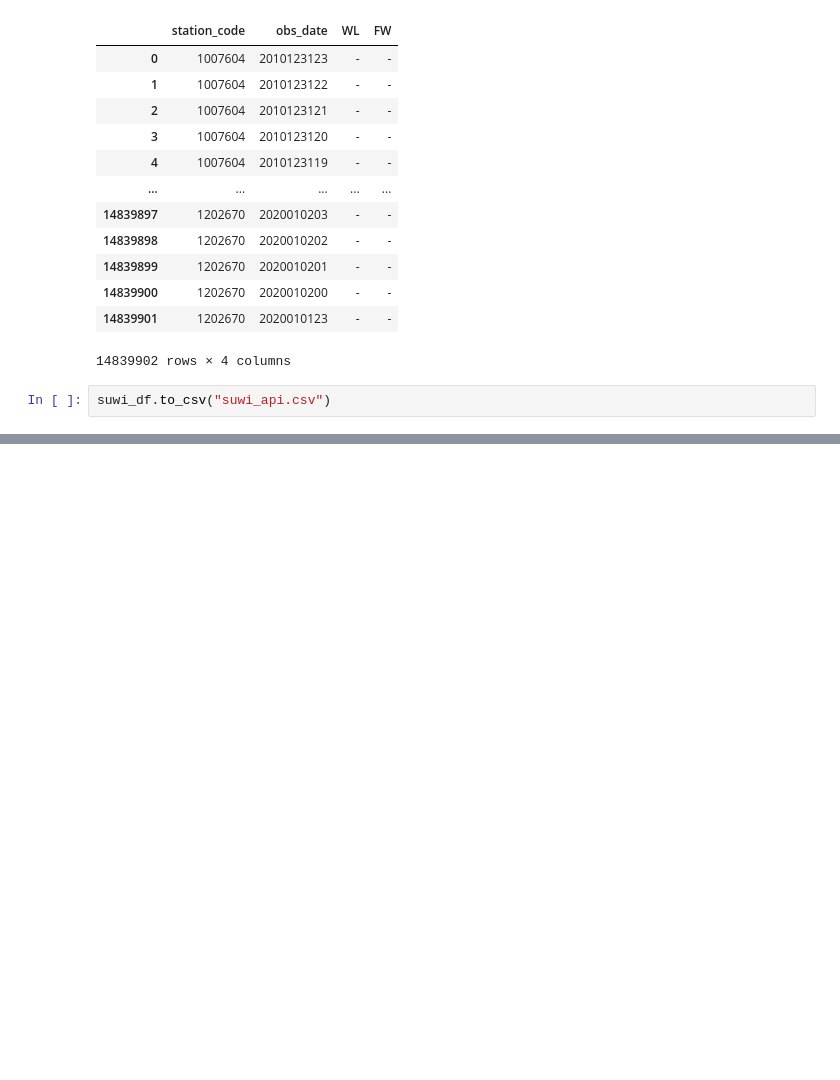
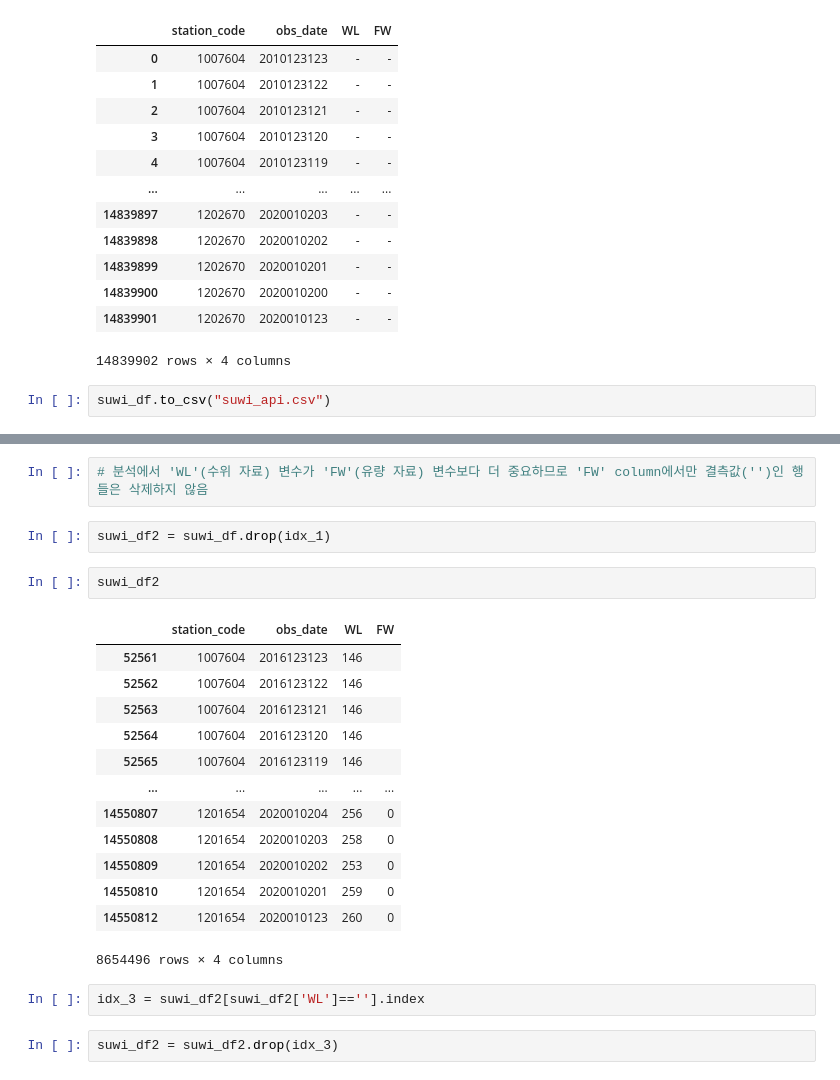
Before and after one commit to bigdata-course-KU-team11/Data_collection, a Jupyter notebook: data/수위_api.ipynb, the cells around one changed output, grey strips where cells are left out. Drawn from its saved outputs; the diff is of its cells as text; blank space fills up the shorter version.

```diff
--- a/data/수위_api.ipynb
+++ b/data/수위_api.ipynb
@@ -165,0 +248,24 @@ suwi_df.to_csv("suwi_api.csv")
+# %%
+# 분석에서 'WL'(수위 자료) 변수가 'FW'(유량 자료) 변수보다 더 중요하므로 'FW' column에서만 결측값('')인 행들은 삭제하지 않음
+# %%
+suwi_df2 = suwi_df.drop(idx_1)
+# %%
+suwi_df2
+# %% [output]
+|  | station_code | obs_date | WL | FW |
+| 52561 | 1007604 | 2016123123 | 146 |  |
+| 52562 | 1007604 | 2016123122 | 146 |  |
+| 52563 | 1007604 | 2016123121 | 146 |  |
+| 52564 | 1007604 | 2016123120 | 146 |  |
+| 52565 | 1007604 | 2016123119 | 146 |  |
+| ... | ... | ... | ... | ... |
+| 14550807 | 1201654 | 2020010204 | 256 | 0 |
+| 14550808 | 1201654 | 2020010203 | 258 | 0 |
+| 14550809 | 1201654 | 2020010202 | 253 | 0 |
+| 14550810 | 1201654 | 2020010201 | 259 | 0 |
+| 14550812 | 1201654 | 2020010123 | 260 | 0 |
+8654496 rows × 4 columns
+# %%
+idx_3 = suwi_df2[suwi_df2['WL']==''].index
+# %%
+suwi_df2 = suwi_df2.drop(idx_3)
```
Also changed, not shown: parts of 23 cells of this notebook.
